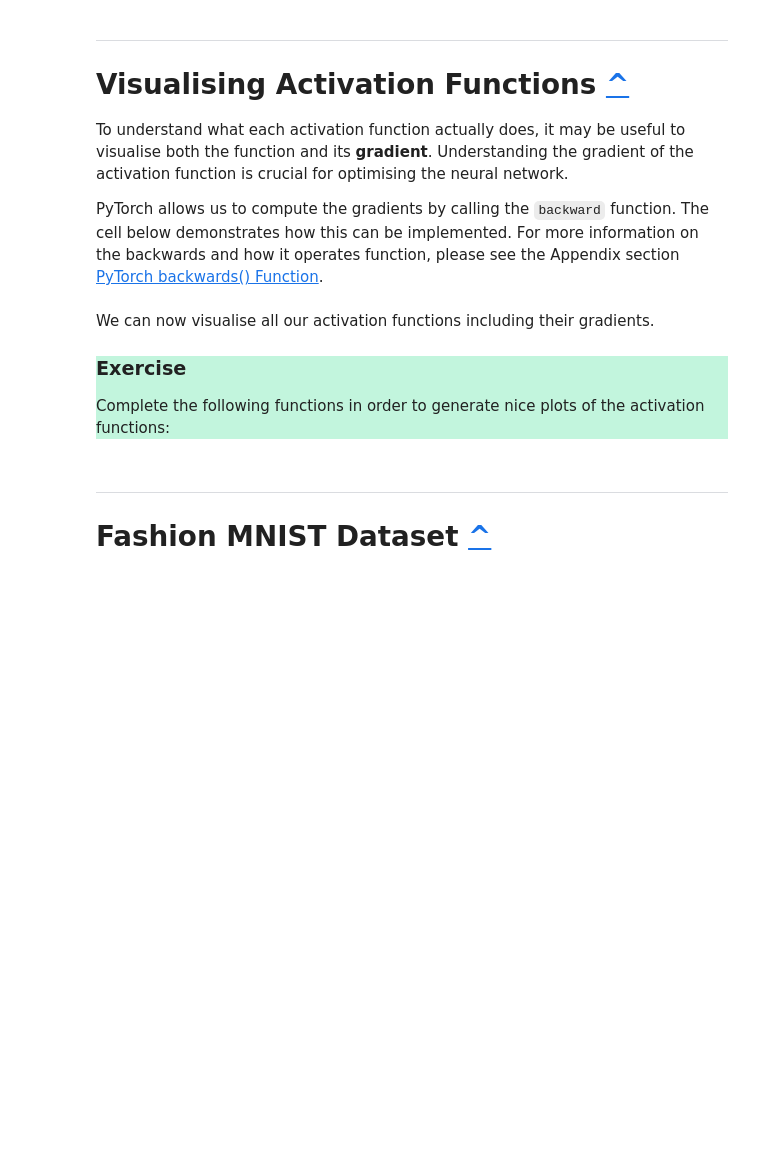
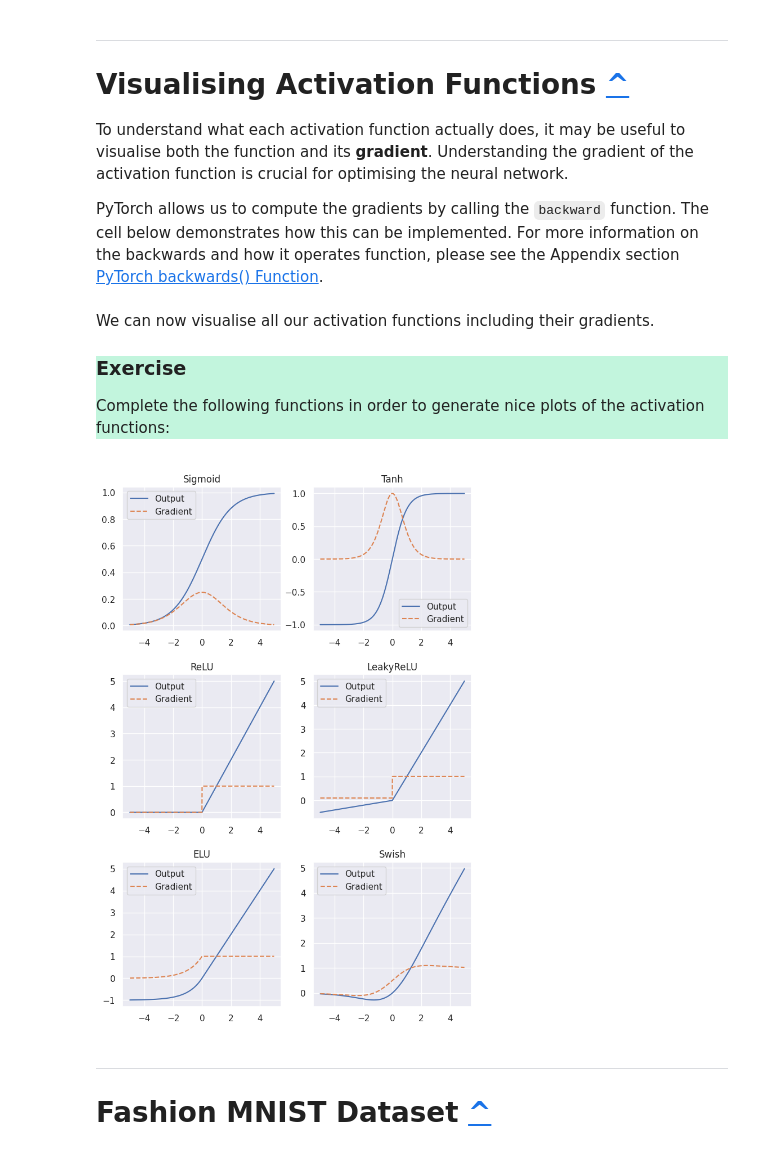
Before and after one commit to IlKoKaIl/Imperial-work, a Jupyter notebook: Applied Machine Learning/lecture notebooks/week9/Activation_Functions.ipynb, the cells around one changed output. Cells and saved outputs as stored; diff of their text form; code cells hidden in the pictures; blank space fills up the shorter version.

```diff
--- a/Applied Machine Learning/lecture notebooks/week9/Activation_Functions.ipynb
+++ b/Applied Machine Learning/lecture notebooks/week9/Activation_Functions.ipynb
@@ -215,10 +202,7 @@ Given the desciptions above, implement these four activation functions.
 class ReLU(ActivationFunction):
 
     def forward(self, x):
-        if x>=0:
-            return x
-        else:
-            return 0
+        return torch.maximum(torch.tensor(0.0), x)
 
 ##############################
 
@@ -229,21 +213,20 @@ class LeakyReLU(ActivationFunction):
         self.config["alpha"] = alpha
 
     def forward(self, x):
-        return !!!!!!!!!!!!!!!
+        return nn.LeakyReLU(negative_slope=self.config["alpha"])(x)
 
 ##############################
 
 class ELU(ActivationFunction):
-
     def forward(self, x):
-        return !!!!!!!!!!!!!!!!!
+        return torch.nn.functional.elu(x)
 
 ##############################
 
 class Swish(ActivationFunction):
 
     def forward(self, x):
-        return !!!!!!!!!!!!!!!!!!!
+        return torch.nn.functional.silu(x)
 
 ##############################
 # %% [markdown]
@@ -291,24 +274,34 @@ Complete the following functions in order to generate nice plots of the activati
 # %%
 def vis_act_fn(act_fn, ax, x):
     # Run activation function and get gradients
-    !!!!!!!!!!!!!!!
+    y = act_fn(x)
+    grads = get_grads(act_fn, x)
 
     # Push x, y and gradients back to cpu for plotting
-    !!!!!!!!!!!!!!!
+    x = x.cpu().detach().numpy()
+    y = y.cpu().detach().numpy()
+    grads = grads.cpu().detach().numpy()
+
     ## Plotting
-    !!!!!!!!!!!!!!!
+    ax.plot(x, y, label='Output')
+    ax.plot(x, grads, linestyle='--', label='Gradient')
+
+    ax.set_title(act_fn.name)
+    ax.legend()
 
 # Add activation functions if wanted
 act_fns = [act_fn() for act_fn in act_fn_by_name.values()]
 x = torch.linspace(-5, 5, 1000) # Range on which we want to visualize the activation functions
 
 ## Plotting
 rows = math.ceil(len(act_fns)/2.0)
 fig, ax = plt.subplots(rows, 2, figsize=(8, rows*4))
 for i, act_fn in enumerate(act_fns):
     vis_act_fn(act_fn, ax[divmod(i,2)], x)
 fig.subplots_adjust(hspace=0.3)
 plt.show()
+# %% [output]
+[figure, added]
 # %% [markdown]
 <hr style="border:2px solid gray">
 
```
Also changed, not shown: parts of 7 cells of this notebook, 1 other file.
